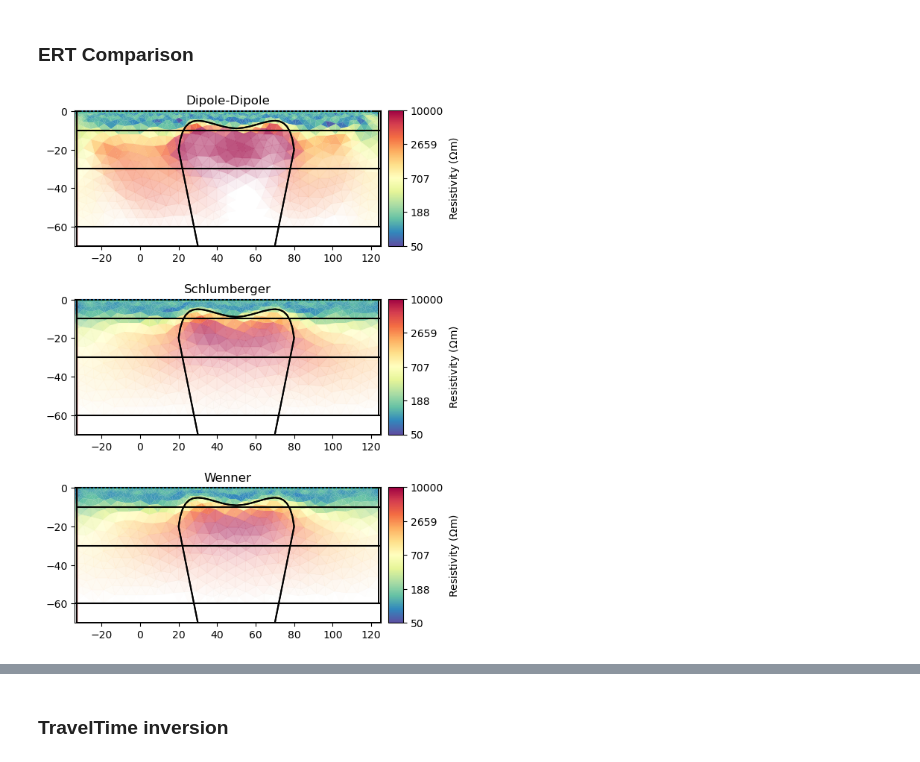
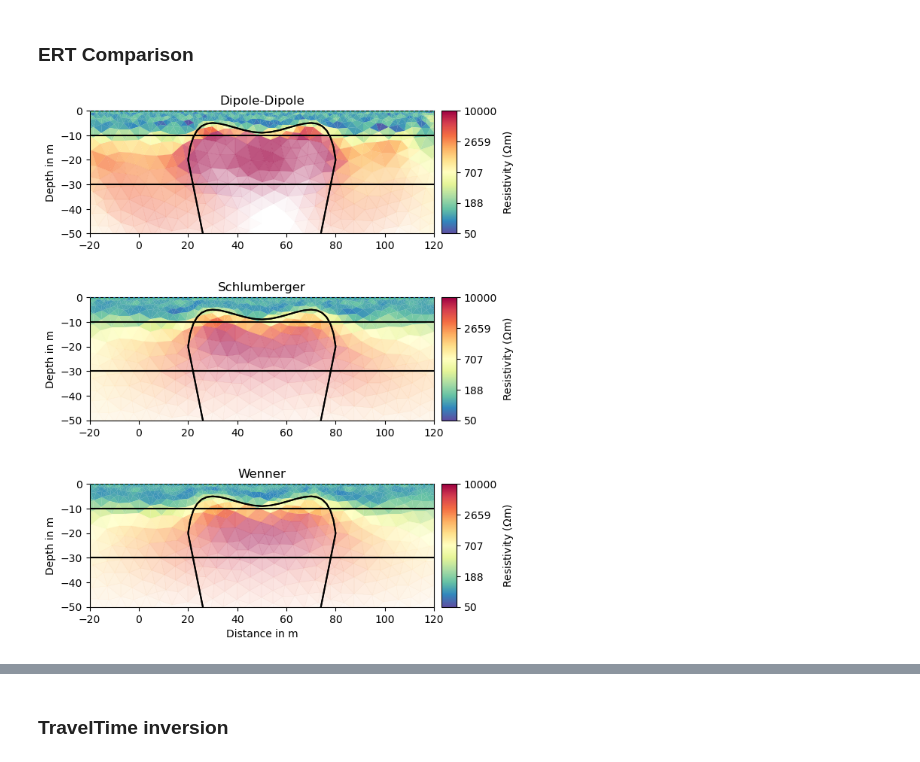
Before and after one commit to ZiegAnt/ResearchModule, a Jupyter notebook: RM_pygimli_Inversions.ipynb, the cells around one changed output, grey strips where cells are left out. Cells and saved outputs as stored; diff of their text form; code cells hidden in the pictures.

```diff
--- a/RM_pygimli_Inversions.ipynb
+++ b/RM_pygimli_Inversions.ipynb
@@ -53,7 +53,7 @@ vmax = 3500
 # pg.show(geom_mesh, fillRegion=False)
 
 # Re-create subsurface geometry for display without mesh
-world = mt.createWorld([-33,-70], [125, 0], layers=[-10,-30,-60])
+world = mt.createWorld([-50,-70], [150, 0], layers=[-10,-30,-60])
 pnts = [[20,-20], [30,-5], [50,-9], [70,-5], [80,-20]]
 top = mt.createPolygon(pnts, addNodes=5, interpolate="spline")
 left = mt.createLine([30,-70], pnts[0])
@@ -195,20 +195,31 @@ inv.iter 8 ... chi² = 1.01 (dPhi = 0.7%) lam: 17.0
 ### ERT Comparison
 # %%
 fig, (ax1,ax2,ax3) = plt.subplots(3,1,figsize=(12, 8))
-fig.tight_layout(pad=3.0)
+fig.tight_layout(pad=4.0)
 
+pg.show(geom, ax=ax1, fillRegion=False)
+pg.show(geom, ax=ax2, fillRegion=False)
+pg.show(geom, ax=ax3, fillRegion=False)
 mgr_dd.showResult(ax=ax1, logScale=True, cMin=rmin, cMax=rmax, orientation="vertical")
 mgr_slm.showResult(ax=ax2, logScale=True, cMin=rmin, cMax=rmax, orientation="vertical")
 mgr_wa.showResult(ax=ax3, logScale=True, cMin=rmin, cMax=rmax, orientation="vertical")
-pg.show(geom, ax=ax1, fillRegion=False)
-pg.show(geom, ax=ax2, fillRegion=False)
-pg.show(geom, ax=ax3, fillRegion=False)
+
+ax1.set_xlim(-20,120)
+ax2.set_xlim(-20,120)
+ax3.set_xlim(-20,120)
+ax1.set_ylim(-50,0)
+ax2.set_ylim(-50,0)
+ax3.set_ylim(-50,0)
+ax1.set_ylabel('Depth in m')
+ax2.set_ylabel('Depth in m')
+ax3.set_ylabel('Depth in m')
+ax3.set_xlabel('Distance in m')
 ax1.set_title('Dipole-Dipole')
 ax2.set_title('Schlumberger')
 ax3.set_title('Wenner')
 plt.savefig('Images/ERT_Inv_comp.png')
 # %% [output]
-[figure, old version]
+[figure, new version]
 # %%
 fig, ax = plt.subplots(figsize=(12, 8))
 mgr_dd.showResult(ax=ax, logScale=True, cMin=rmin, cMax=rmax, orientation="vertical")
```
Also changed, not shown: parts of 7 cells of this notebook, 28 other files.
